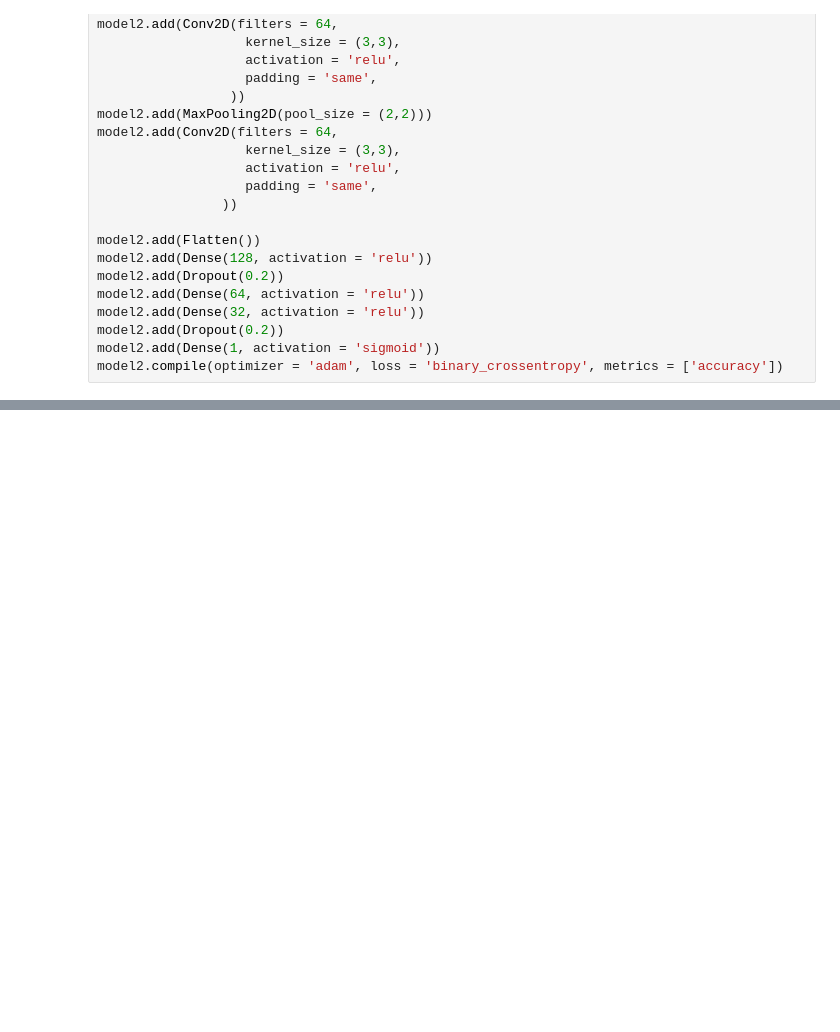
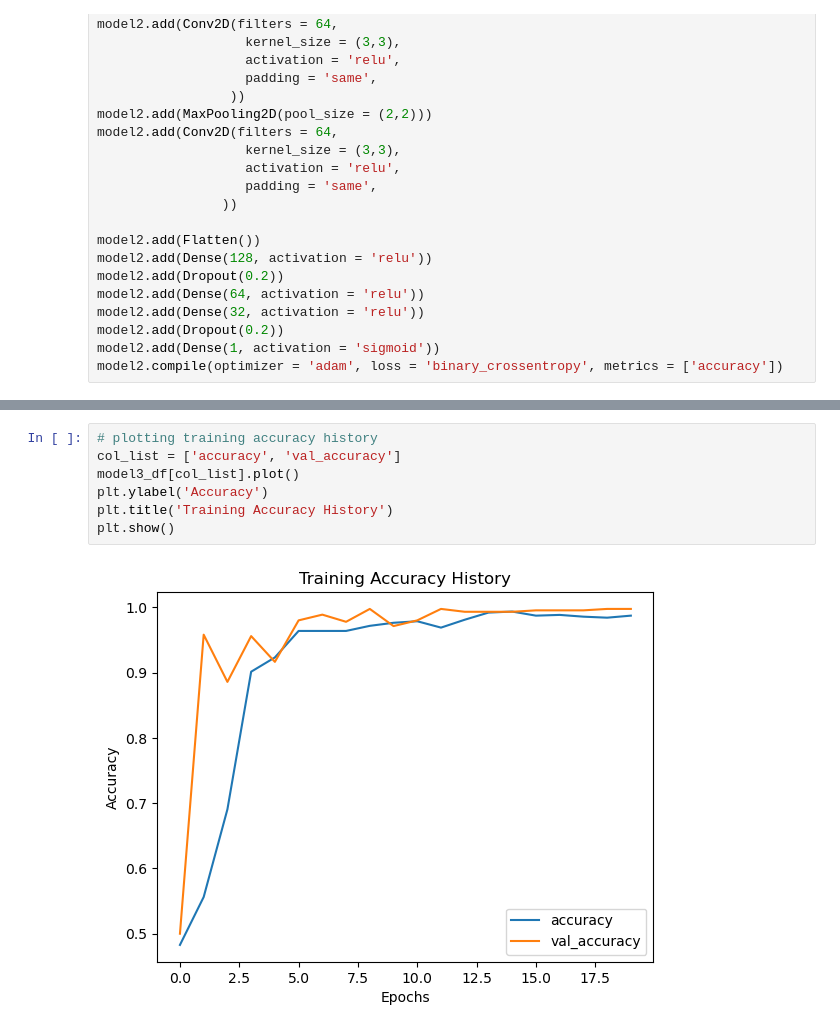
Before and after one commit to ddcots24/Hello-Fresh, a Jupyter notebook: Hello_Fresh.ipynb, the cells around one changed output, grey strips where cells are left out. Saved outputs shown, nothing was run; the diff lists cells and outputs as text; blank space fills up the shorter version.

```diff
--- a/Hello_Fresh.ipynb
+++ b/Hello_Fresh.ipynb
@@ -395,0 +446,9 @@ model_4_history = model4.fit(train_generator_aug3, epochs = 20, steps_per_epoch
+# %%
+# plotting training accuracy history
+col_list = ['accuracy', 'val_accuracy']
+model3_df[col_list].plot()
+plt.ylabel('Accuracy')
+plt.title('Training Accuracy History')
+plt.show()
+# %% [output]
+[figure, added]
```
Also changed, not shown: parts of 37 cells of this notebook.
